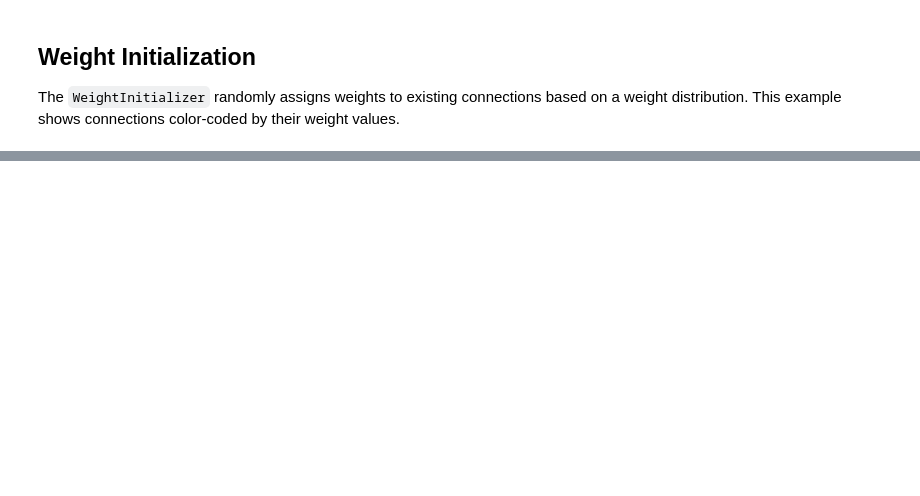
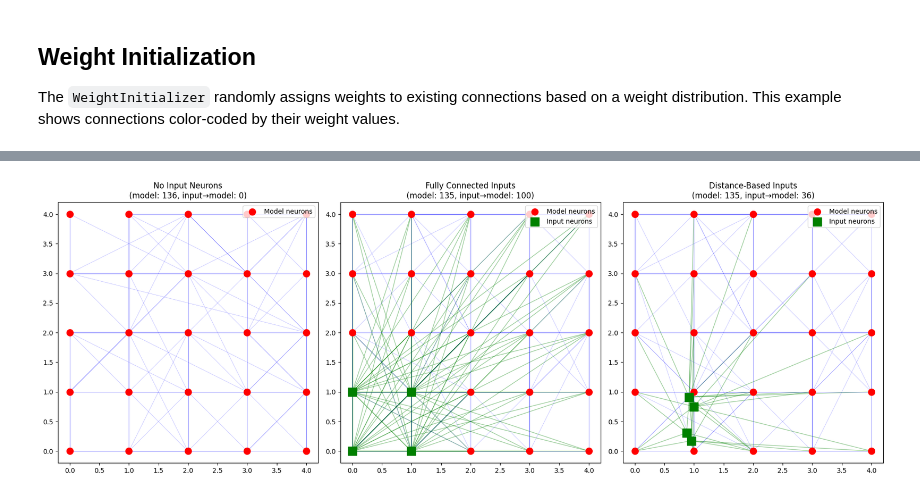
Before and after one commit to dominicm00/plsn, a Jupyter notebook: visualizations.ipynb, the cells around one changed output, grey strips where cells are left out. Drawn from its saved outputs; the diff is of its cells as text; code cells hidden in the pictures; blank space fills up the shorter version.

```diff
--- a/visualizations.ipynb
+++ b/visualizations.ipynb
@@ -253,0 +266,78 @@ plt.show()
+# %%
+def visualize_network_with_inputs(net, ax=None, title="Network with Inputs"):
+    """Visualize a network with distinct input and model neurons."""
+    if ax is None:
+        fig, ax = plt.subplots(figsize=(8, 8))
+
+    input_range = net.ranges.input_range
+    model_range = net.ranges.model_range
+
+    # Draw connections (input→model in green, model→model in blue)
+    for i in range(net.num_neurons):
+        for j, w in net.get_outgoing(i):
+            p1 = net.neurons[i].position
+            p2 = net.neurons[j].position
+            if i in input_range:
+                ax.plot([p1[0], p2[0]], [p1[1], p2[1]],
+                       'g-', alpha=0.4, linewidth=1)
+            else:
+                ax.plot([p1[0], p2[0]], [p1[1], p2[1]],
+                       'b-', alpha=0.3, linewidth=0.5)
+
+    # Draw model neurons (red)
+    model_positions = np.array([net.neurons[i].position for i in model_range])
+    ax.scatter(model_positions[:, 0], model_positions[:, 1],
+              s=100, c='red', zorder=5, label='Model neurons')
+
+    # Draw input neurons (green)
+    if len(input_range) > 0:
+        input_positions = np.array([net.neurons[i].position for i in input_range])
+        ax.scatter(input_positions[:, 0], input_positions[:, 1],
+                  s=150, c='green', marker='s', zorder=6, label='Input neurons')
+
+    ax.set_title(title)
+    ax.set_aspect('equal')
+    ax.legend(loc='upper right')
+    return ax
+
+fig, axes = plt.subplots(1, 3, figsize=(18, 6))
+
+configs = [
+    ("No Input Neurons", None, None),
+    ("Fully Connected Inputs",
+     LatticePositionInitializer(),
+     [FullyConnectedInitializer()]),
+    ("Distance-Based Inputs",
+     RandomPositionInitializer(),
+     [DistanceBasedInitializer(GaussianDistanceDistribution(sigma=2))]),
+]
+
+for ax, (name, input_pos, input_conn) in zip(axes, configs):
+    builder = (
+        NetworkBuilder()
+        .with_dimensions(2)
+        .with_model_initializer(
+            neurons=25,
+            connections=[DistanceBasedInitializer(GaussianDistanceDistribution(sigma=1.5))],
+        )
+        .with_seed(42)
+    )
+    if input_pos is not None:
+        builder = builder.with_input_initializer(
+            neurons=4,
+            position=input_pos,
+            connections=input_conn,
+        )
+    net = builder.build()
+
+    input_conns = sum(1 for i in net.ranges.input_range for _ in net.get_outgoing(i))
+    model_conns = net.connection_count() - input_conns
+    visualize_network_with_inputs(
+        net, ax=ax,
+        title=f"{name}\n(model: {model_conns}, input→model: {input_conns})"
+    )
+
+plt.tight_layout()
+plt.show()
+# %% [output]
+[figure, added]
```
Also changed, not shown: parts of 9 cells of this notebook.
